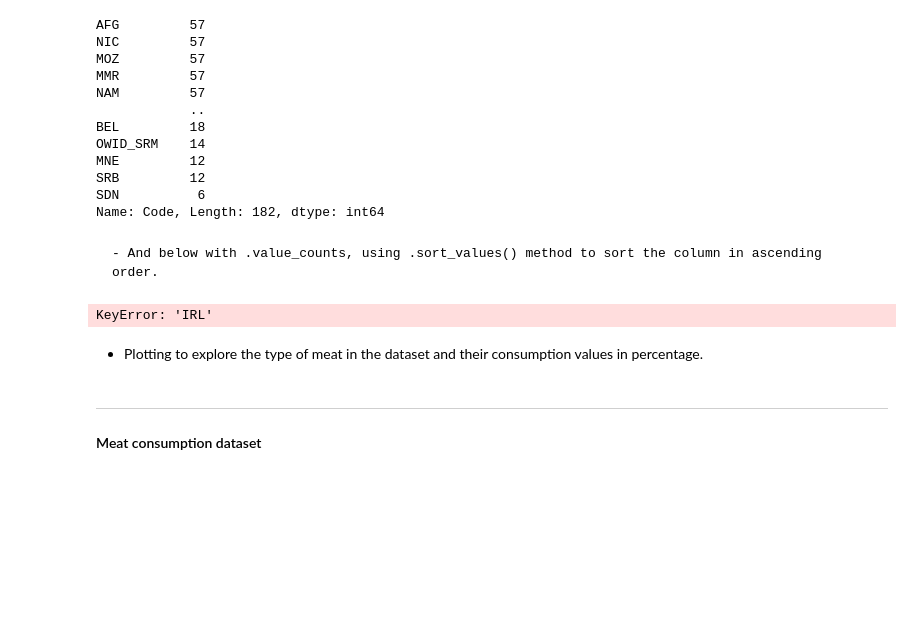
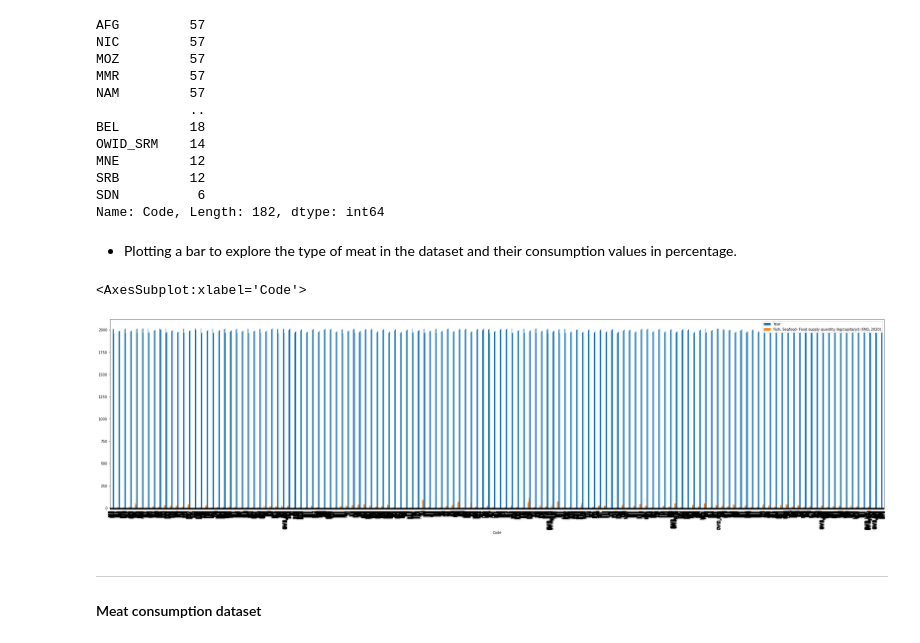
Before and after one commit to kellyc-j/MenuAssistance_project_y4, a Jupyter notebook: No. 2 Menu Assistance.ipynb, the cells around one changed output. Cells and saved outputs as stored; diff of their text form; code cells hidden in the pictures; blank space fills up the shorter version.

```diff
--- a/No. 2 Menu Assistance.ipynb
+++ b/No. 2 Menu Assistance.ipynb
@@ -201,5 +217,3 @@ MNE         12
 SRB         12
 SDN          6
 Name: Code, Length: 182, dtype: int64
-# %% [markdown]
-    - And below with .value_counts, using .sort_values() method to sort the column in ascending order.
@@ -210,8 +220,8 @@ Name: Code, Length: 182, dtype: int64
-# %%
-#Checking a particular row
-print(dataFish.loc['IRL'])
-# %% [output]
-KeyError: 'IRL'
 # %% [markdown]
-- Plotting to explore the type of meat in the dataset and their consumption values in percentage.
+- Plotting a bar to explore the type of meat in the dataset and their consumption values in percentage.
+# %%
+dataFish.plot(kind = 'bar', x='Code', figsize=(40,10))
+# %% [output]
+<AxesSubplot:xlabel='Code'>
+[figure, added]
 # %%
```
Also changed, not shown: parts of 108 cells of this notebook.
